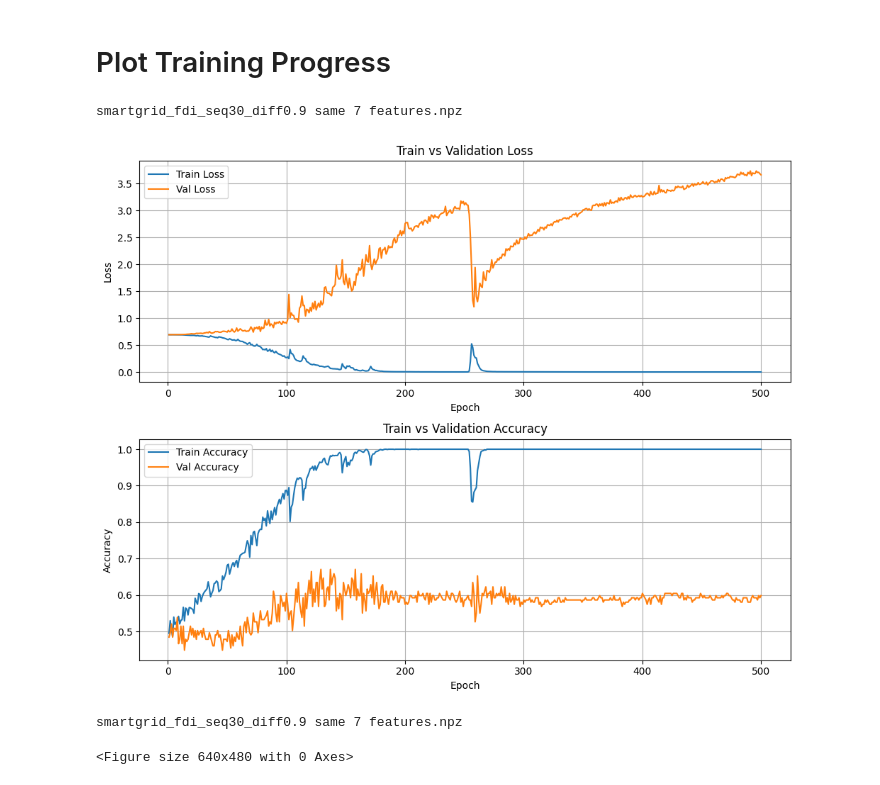
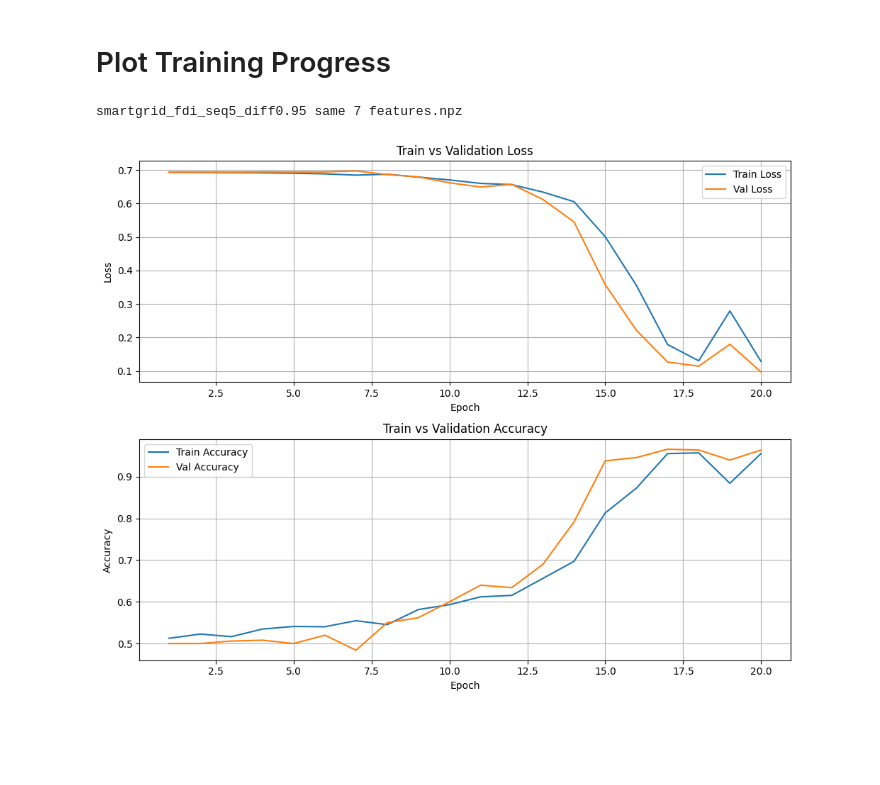
Before and after one commit to yaleong016/smartgrid-fdd, a Jupyter notebook: smart_grid_fdd.ipynb, the cells around one changed output. Drawn from its saved outputs; the diff is of its cells as text; code cells hidden in the pictures; blank space fills up the shorter version.

```diff
--- a/smart_grid_fdd.ipynb
+++ b/smart_grid_fdd.ipynb
@@ -18,7 +18,7 @@ Using device: cuda
 # %% [markdown]
 # Load Prepared Dataset
 # %%
-DATA_PATH = "prepared_data/smartgrid_fdi_seq30_diff0.9 same 7 features.npz"
+DATA_PATH = "prepared_data/smartgrid_fdi_seq5_diff0.95 same 7 features.npz"
 
 data = np.load(DATA_PATH, allow_pickle=True)
 print("Keys:", data.files)
@@ -37,5 +37,19 @@ print("X_test: ", X_test.shape,  "y_test: ", y_test.shape)
 print("Train label counts:", np.bincount(y_train.astype(int)))
 print("Val label counts:  ", np.bincount(y_val.astype(int)))
 print("Test label counts: ", np.bincount(y_test.astype(int)))
+
+# Function to take half the dataset
+def take_half(X, y):
+    n = len(X)
+    idx = np.random.permutation(n)[: n // 2]
+    return X[idx], y[idx]
+
+X_train, y_train = take_half(X_train, y_train)
+X_val,   y_val   = take_half(X_val,   y_val)
+X_test,  y_test  = take_half(X_test,  y_test)
+
+print("Train half:", X_train.shape, y_train.shape)
+print("Val half:  ", X_val.shape,   y_val.shape)
+print("Test half: ", X_test.shape,  y_test.shape)
 # %% [output]
 Keys: ['X_train', 'y_train', 'X_val', 'y_val', 'X_test', 'y_test']
@@ -273,44 +279,32 @@ plt.figure(figsize=(10, 8))
 
 # 1) Loss
 plt.subplot(2, 1, 1)
 plt.plot(epochs, train_losses, label="Train Loss")
 plt.plot(epochs, val_losses,   label="Val Loss")
 plt.xlabel("Epoch")
 plt.ylabel("Loss")
 plt.title("Train vs Validation Loss")
 plt.legend()
 plt.grid(True)
 
 # 2) Accuracy
 plt.subplot(2, 1, 2)
 plt.plot(epochs, train_accuracies, label="Train Accuracy")
 plt.plot(epochs, val_accuracies,   label="Val Accuracy")
 plt.xlabel("Epoch")
 plt.ylabel("Accuracy")
 plt.title("Train vs Validation Accuracy")
 plt.legend()
 plt.grid(True)
 
 plt.tight_layout()
 
-DATA_PATH = "prepared_data/smartgrid_fdi_seq30_diff0.9 same 7 features.npz"
 filename = os.path.basename(DATA_PATH)
 
 print(filename)
 plt.savefig(f"images/{filename}.png")
 
 plt.show()
 # %% [output]
-smartgrid_fdi_seq30_diff0.9 same 7 features.npz
+smartgrid_fdi_seq5_diff0.95 same 7 features.npz
-[figure, old version]
+[figure, new version]
-# %%
-import os
-
-DATA_PATH = "prepared_data/smartgrid_fdi_seq30_diff0.9 same 7 features.npz"
-filename = os.path.basename(DATA_PATH)
-
-print(filename)
-plt.savefig(f"images/{filename}.png")
-# %% [output]
-smartgrid_fdi_seq30_diff0.9 same 7 features.npz
-<Figure size 640x480 with 0 Axes>
```
Also changed, not shown: parts of 5 cells of this notebook, 6 other files.
